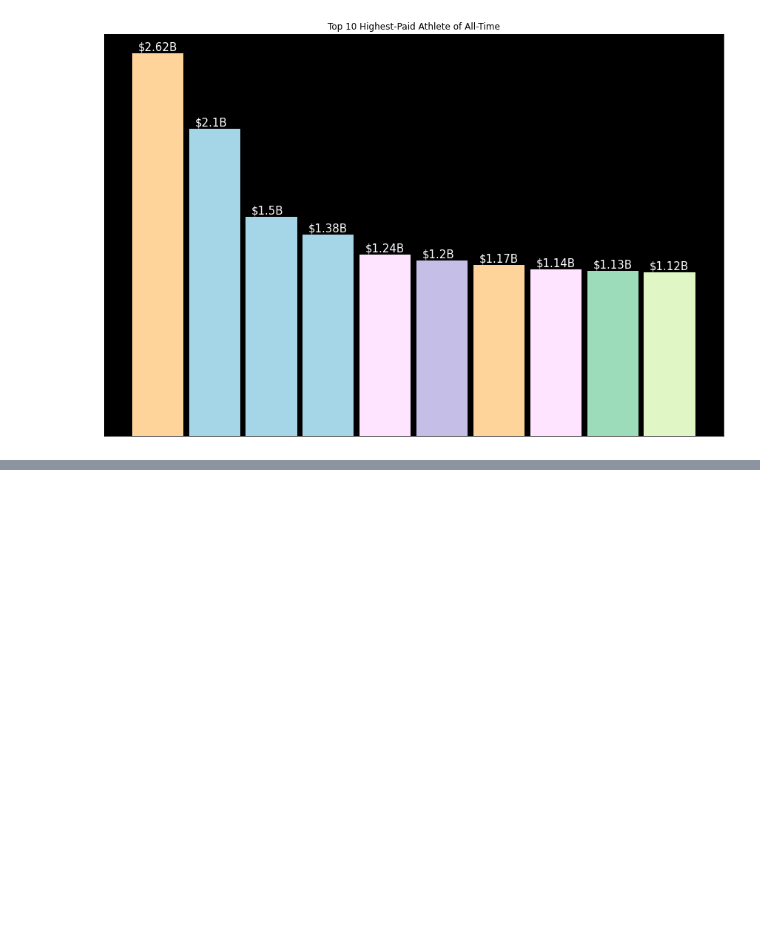
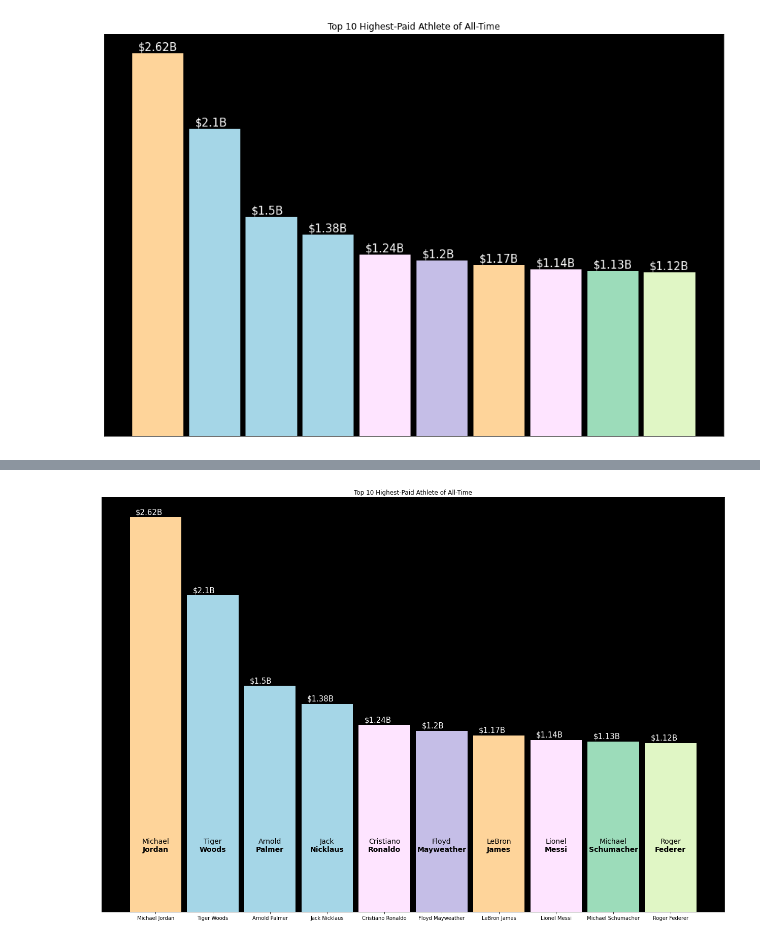
Before and after one commit to aayushbhurtel/Data_Visualization, a Jupyter notebook: Recreating_masters_proposal_INITIAL_DRAFT.ipynb, the cells around one changed output, grey strips where cells are left out. Drawn from its saved outputs; the diff is of its cells as text; code cells hidden in the pictures; blank space fills up the shorter version.

```diff
--- a/Recreating_masters_proposal_INITIAL_DRAFT.ipynb
+++ b/Recreating_masters_proposal_INITIAL_DRAFT.ipynb
@@ -192,0 +218,30 @@ plt.show()
+# %%
+x = df['Athlete']
+y = df['Inflation Adjusted Earnings']
+plt.figure(figsize=(22, 15))
+plt.ylabel('Amounts')
+plt.title('Top 10 Highest-Paid Athlete of All-Time')
+plt.bar(x, y, width=0.9, color=['#fed49a', '#a5d6e7', '#a5d6e7', '#a5d6e7', '#fee4ff', '#c5bee7',
+               '#fed49a', '#fee4ff', '#9cdcba', '#e0f6c5'])
+ax = plt.gca()
+ax.axes.xaxis.set_visible(True)
+ax.axes.yaxis.set_visible(False)
+ax.set_facecolor('black')
+
+# for-loop to display Athletes Pay at top of bars
+for index, value in enumerate(y):
+    plt.text(index - 0.35, value + 0.02, "$" + str(value) + "B", color='white', size = '10', fontsize = '15')
+
+# for-loop to display rank numbers under each bar
+
+i = 0 # initialize value of i to use in a for-loop
+for x in df['Athlete']:
+  i = i + 1
+  name = x.split(" ")
+  plt.text(i-1,0.4,name[0] + "\n" ,ha='center',fontsize=14 , color='black')          # prints first name with regular text
+  plt.text(i-1,0.4,name[1] ,ha='center',fontsize=14 , color='black', fontweight = 'bold')   # prints last name with bold text
+
+
+plt.show()
+# %% [output]
+[figure, added]
```
Also changed, not shown: parts of 3 cells of this notebook.
